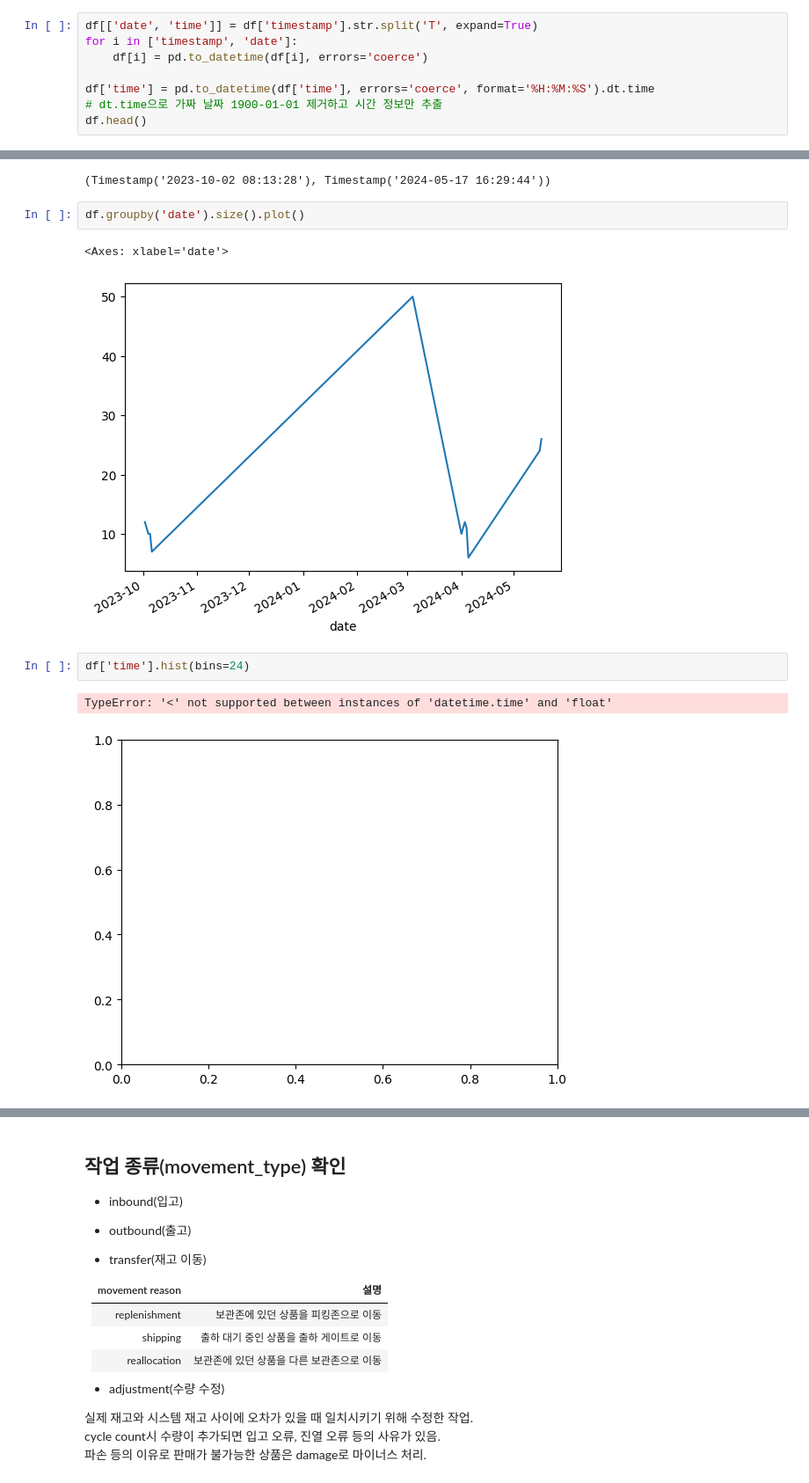
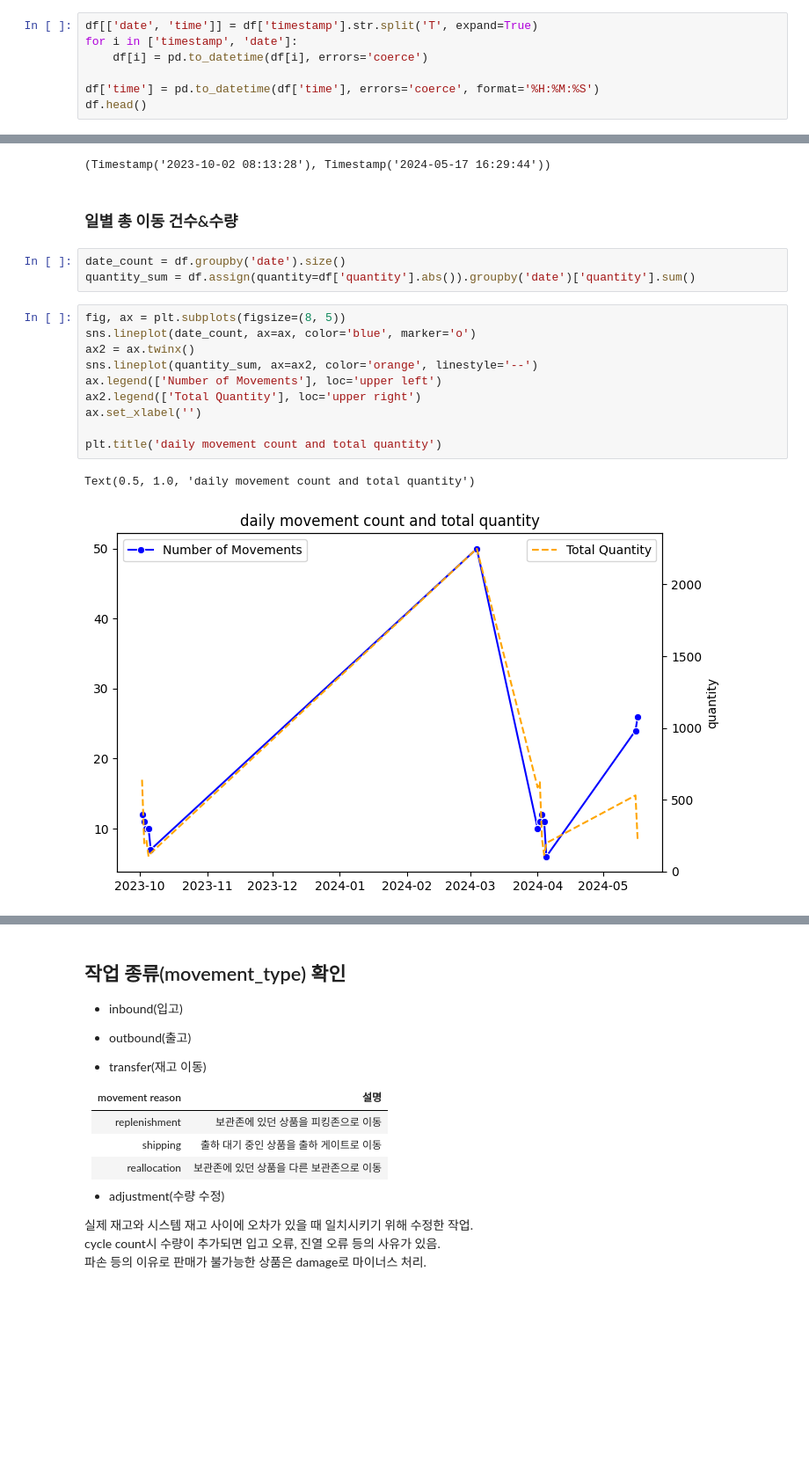
Before and after one commit to xo0ol/Exploratory-Logistics-Data-Analysis, a Jupyter notebook: inventory_exploration.ipynb, the cells around one changed output, grey strips where cells are left out. Shown: that part at 88% size. Cells and saved outputs as stored; diff of their text form; blank space fills up the shorter version.

```diff
--- a/inventory_exploration.ipynb
+++ b/inventory_exploration.ipynb
@@ -82,8 +82,7 @@ df[['date', 'time']] = df['timestamp'].str.split('T', expand=True)
 for i in ['timestamp', 'date']:
     df[i] = pd.to_datetime(df[i], errors='coerce')
 
-df['time'] = pd.to_datetime(df['time'], errors='coerce', format='%H:%M:%S').dt.time
-# dt.time으로 가짜 날짜 1900-01-01 제거하고 시간 정보만 추출
+df['time'] = pd.to_datetime(df['time'], errors='coerce', format='%H:%M:%S')
 df.head()
 # %% [output]
 |  | movement_id | timestamp | item_id | sku | batch_number | quantity | movement_type | source_location_id | ... |
@@ -145,13 +144,21 @@ df['timestamp'].min(), df['timestamp'].max()
 # 2023-10-02 ~ 2024-05-17
 # %% [output]
 (Timestamp('2023-10-02 08:13:28'), Timestamp('2024-05-17 16:29:44'))
-# %%
-df.groupby('date').size().plot()
-# %% [output]
-<Axes: xlabel='date'>
-[figure, removed]
-# %%
-df['time'].hist(bins=24)
-# %% [output]
-TypeError: '<' not supported between instances of 'datetime.time' and 'float'
-[figure, removed]
+# %% [markdown]
+### 일별 총 이동 건수&수량
+# %%
+date_count = df.groupby('date').size()
+quantity_sum = df.assign(quantity=df['quantity'].abs()).groupby('date')['quantity'].sum()
+# %%
+fig, ax = plt.subplots(figsize=(8, 5))
+sns.lineplot(date_count, ax=ax, color='blue', marker='o')
+ax2 = ax.twinx()
+sns.lineplot(quantity_sum, ax=ax2, color='orange', linestyle='--')
+ax.legend(['Number of Movements'], loc='upper left')
+ax2.legend(['Total Quantity'], loc='upper right')
+ax.set_xlabel('')
+
+plt.title('daily movement count and total quantity')
+# %% [output]
+Text(0.5, 1.0, 'daily movement count and total quantity')
+[figure, added]
```
Also changed, not shown: parts of 16 cells of this notebook.
